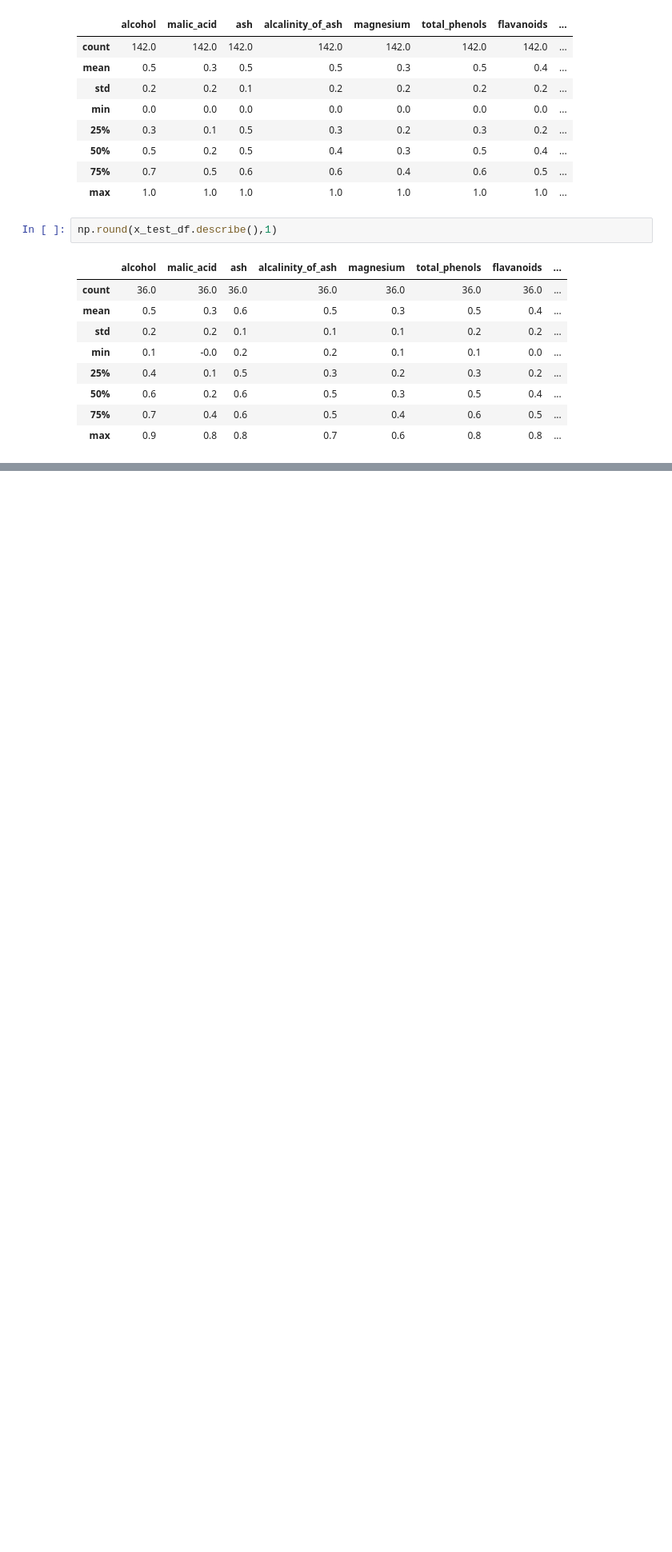
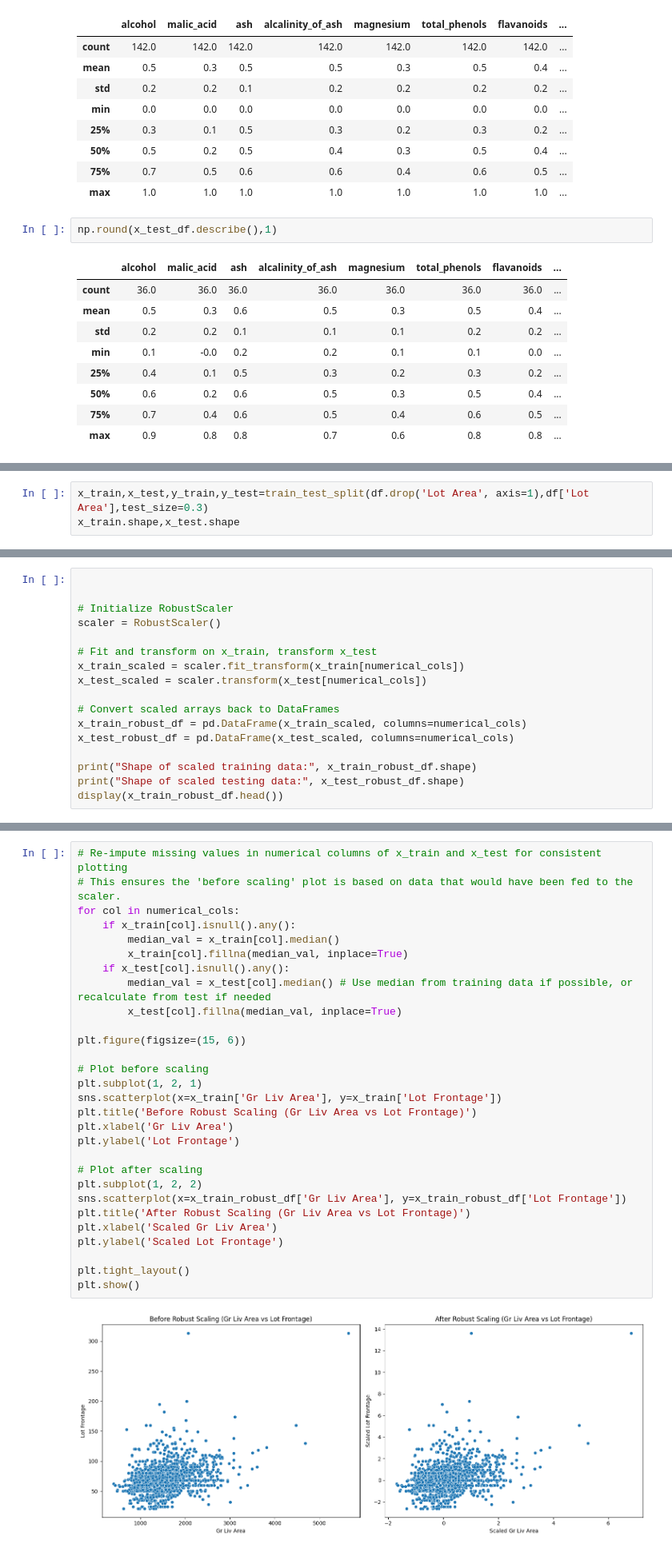
Before and after one commit to saim9211/Machine-Learning-Stuff, a Jupyter notebook: statistics_ml.ipynb, the cells around one changed output, grey strips where cells are left out. Shown at 80% size. Drawn from its saved outputs; the diff is of its cells as text; blank space fills up the shorter version.

```diff
--- a/statistics_ml.ipynb
+++ b/statistics_ml.ipynb
@@ -651,0 +732,3 @@ np.round(x_test_df.describe(),1)
+# %%
+x_train,x_test,y_train,y_test=train_test_split(df.drop('Lot Area', axis=1),df['Lot Area'],test_size=0.3)
+x_train.shape,x_test.shape
@@ -651,0 +757,17 @@ np.round(x_test_df.describe(),1)
+# %%
+
+
+# Initialize RobustScaler
+scaler = RobustScaler()
+
+# Fit and transform on x_train, transform x_test
+x_train_scaled = scaler.fit_transform(x_train[numerical_cols])
+x_test_scaled = scaler.transform(x_test[numerical_cols])
+
+# Convert scaled arrays back to DataFrames
+x_train_robust_df = pd.DataFrame(x_train_scaled, columns=numerical_cols)
+x_test_robust_df = pd.DataFrame(x_test_scaled, columns=numerical_cols)
+
+print("Shape of scaled training data:", x_train_robust_df.shape)
+print("Shape of scaled testing data:", x_test_robust_df.shape)
+display(x_train_robust_df.head())
@@ -651,0 +784,31 @@ np.round(x_test_df.describe(),1)
+# %%
+# Re-impute missing values in numerical columns of x_train and x_test for consistent plotting
+# This ensures the 'before scaling' plot is based on data that would have been fed to the scaler.
+for col in numerical_cols:
+    if x_train[col].isnull().any():
+        median_val = x_train[col].median()
+        x_train[col].fillna(median_val, inplace=True)
+    if x_test[col].isnull().any():
+        median_val = x_test[col].median() # Use median from training data if possible, or recalculate from test if needed
+        x_test[col].fillna(median_val, inplace=True)
+
+plt.figure(figsize=(15, 6))
+
+# Plot before scaling
+plt.subplot(1, 2, 1)
+sns.scatterplot(x=x_train['Gr Liv Area'], y=x_train['Lot Frontage'])
+plt.title('Before Robust Scaling (Gr Liv Area vs Lot Frontage)')
+plt.xlabel('Gr Liv Area')
+plt.ylabel('Lot Frontage')
+
+# Plot after scaling
+plt.subplot(1, 2, 2)
+sns.scatterplot(x=x_train_robust_df['Gr Liv Area'], y=x_train_robust_df['Lot Frontage'])
+plt.title('After Robust Scaling (Gr Liv Area vs Lot Frontage)')
+plt.xlabel('Scaled Gr Liv Area')
+plt.ylabel('Scaled Lot Frontage')
+
+plt.tight_layout()
+plt.show()
+# %% [output]
+[figure, added]
```
Also changed, not shown: parts of 16 cells of this notebook.
